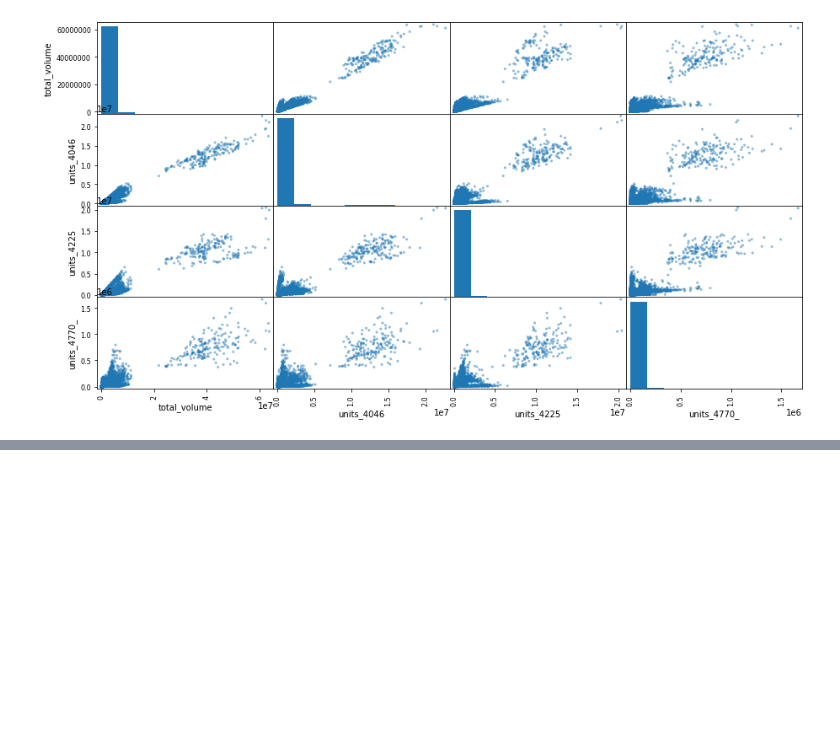
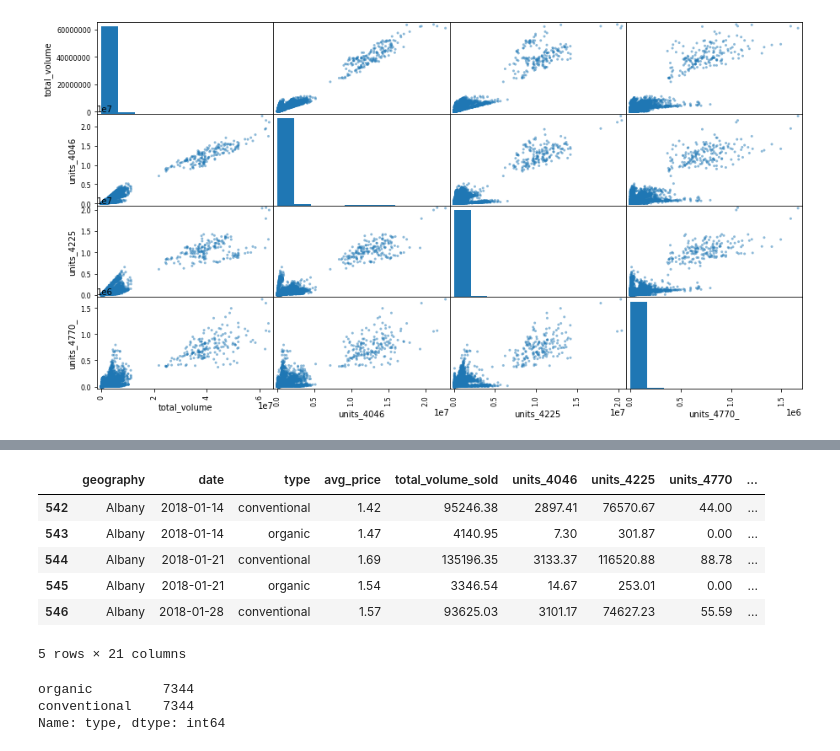
Before and after one commit to davidmcbee/Health_and_Avocados, a Jupyter notebook: 04_EDA_and_statistics.ipynb, the cells around one changed output, grey strips where cells are left out. Drawn from its saved outputs; the diff is of its cells as text; code cells hidden in the pictures; blank space fills up the shorter version.

```diff
--- a/04_EDA_and_statistics.ipynb
+++ b/04_EDA_and_statistics.ipynb
@@ -198,0 +165,8 @@ pd.plotting.scatter_matrix(all_prices_and_production_df.iloc[:,4:8], figsize=(15
+# %%
+# Drop the non-beneficial columns.
+all_prices_and_production_df.drop(columns=["year_month"], inplace=True)
+#avocado_df.head()
+# %%
+# Rename confusing columns
+all_prices_and_production_df = all_prices_and_production_df.rename(columns={'total_volume':'total_volume_sold', 'total_volume_produces':'total_volume_produced', 'units_4770_':'units_4770' })
+#avocado_df.head()
@@ -198,0 +184,12 @@ pd.plotting.scatter_matrix(all_prices_and_production_df.iloc[:,4:8], figsize=(15
+# %%
+# Exctract the week
+all_prices_and_production_df['week'] = all_prices_and_production_df.date.dt.isocalendar().week
+all_prices_and_production_df.head()
+# %% [output]
+|  | geography | date | type | avg_price | total_volume_sold | units_4046 | units_4225 | units_4770 | ... |
+| 542 | Albany | 2018-01-14 | conventional | 1.42 | 95246.38 | 2897.41 | 76570.67 | 44.00 | ... |
+| 543 | Albany | 2018-01-14 | organic | 1.47 | 4140.95 | 7.30 | 301.87 | 0.00 | ... |
+| 544 | Albany | 2018-01-21 | conventional | 1.69 | 135196.35 | 3133.37 | 116520.88 | 88.78 | ... |
+| 545 | Albany | 2018-01-21 | organic | 1.54 | 3346.54 | 14.67 | 253.01 | 0.00 | ... |
+| 546 | Albany | 2018-01-28 | conventional | 1.57 | 93625.03 | 3101.17 | 74627.23 | 55.59 | ... |
+5 rows × 21 columns
@@ -198,0 +199,8 @@ pd.plotting.scatter_matrix(all_prices_and_production_df.iloc[:,4:8], figsize=(15
+# %%
+# Clean the type_conventional.
+## Count the values
+all_prices_and_production_df["type"].value_counts()
+# %% [output]
+organic         7344
+conventional    7344
+Name: type, dtype: int64
```
Also changed, not shown: parts of 16 cells of this notebook, 2 other files.
